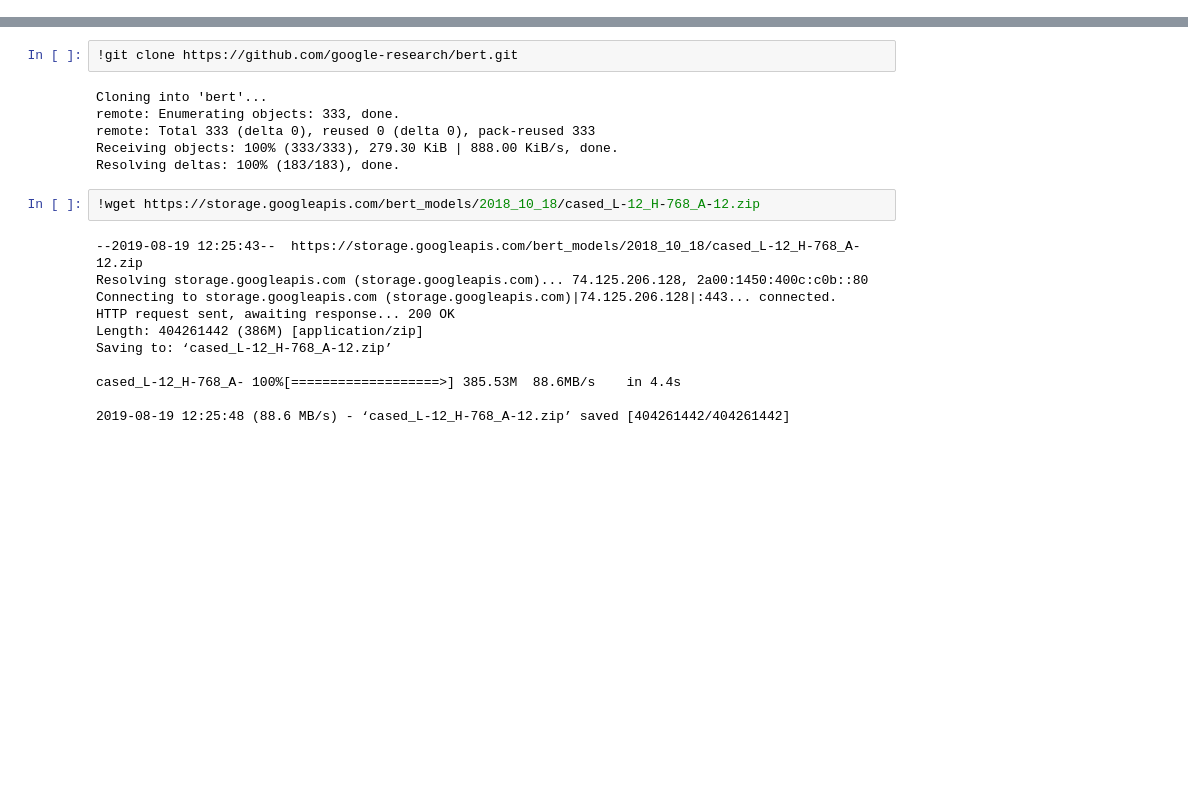
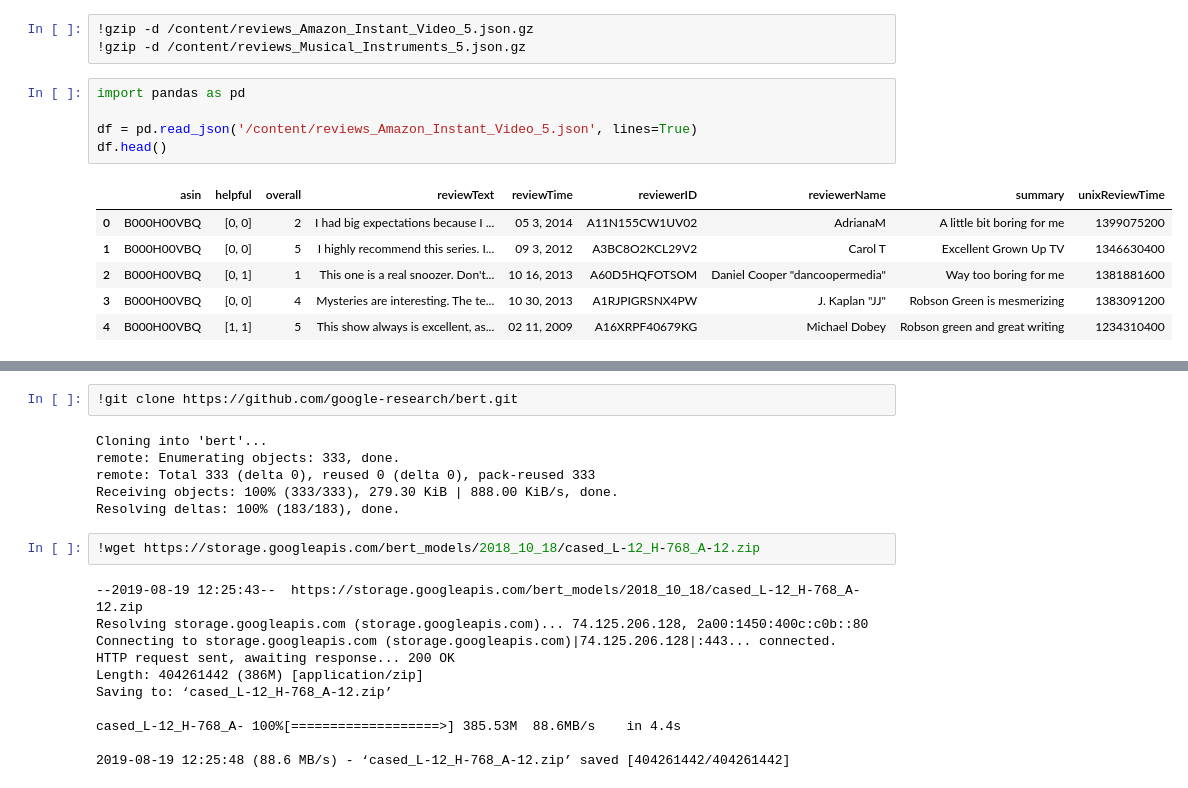
Before and after one commit to sidhusmart/ScratchWork, a Jupyter notebook: Review_Classification.ipynb, the cells around one changed output, grey strips where cells are left out. Drawn from its saved outputs; the diff is of its cells as text; blank space fills up the shorter version.

```diff
--- a/Review_Classification.ipynb
+++ b/Review_Classification.ipynb
@@ -2,0 +24,15 @@
+# %%
+!gzip -d /content/reviews_Amazon_Instant_Video_5.json.gz
+!gzip -d /content/reviews_Musical_Instruments_5.json.gz
+# %%
+import pandas as pd
+
+df = pd.read_json('/content/reviews_Amazon_Instant_Video_5.json', lines=True)
+df.head()
+# %% [output]
+|  | asin | helpful | overall | reviewText | reviewTime | reviewerID | reviewerName | summary | unixReviewTime |
+| 0 | B000H00VBQ | [0, 0] | 2 | I had big expectations because I ... | 05 3, 2014 | A11N155CW1UV02 | AdrianaM | A little bit boring for me | 1399075200 |
+| 1 | B000H00VBQ | [0, 0] | 5 | I highly recommend this series. I... | 09 3, 2012 | A3BC8O2KCL29V2 | Carol T | Excellent Grown Up TV | 1346630400 |
+| 2 | B000H00VBQ | [0, 1] | 1 | This one is a real snoozer. Don't... | 10 16, 2013 | A60D5HQFOTSOM | Daniel Cooper "dancoopermedia" | Way too boring for me | 1381881600 |
+| 3 | B000H00VBQ | [0, 0] | 4 | Mysteries are interesting. The te... | 10 30, 2013 | A1RJPIGRSNX4PW | J. Kaplan "JJ" | Robson Green is mesmerizing | 1383091200 |
+| 4 | B000H00VBQ | [1, 1] | 5 | This show always is excellent, as... | 02 11, 2009 | A16XRPF40679KG | Michael Dobey | Robson green and great writing | 1234310400 |
```
Also changed, not shown: parts of 2 cells of this notebook.
